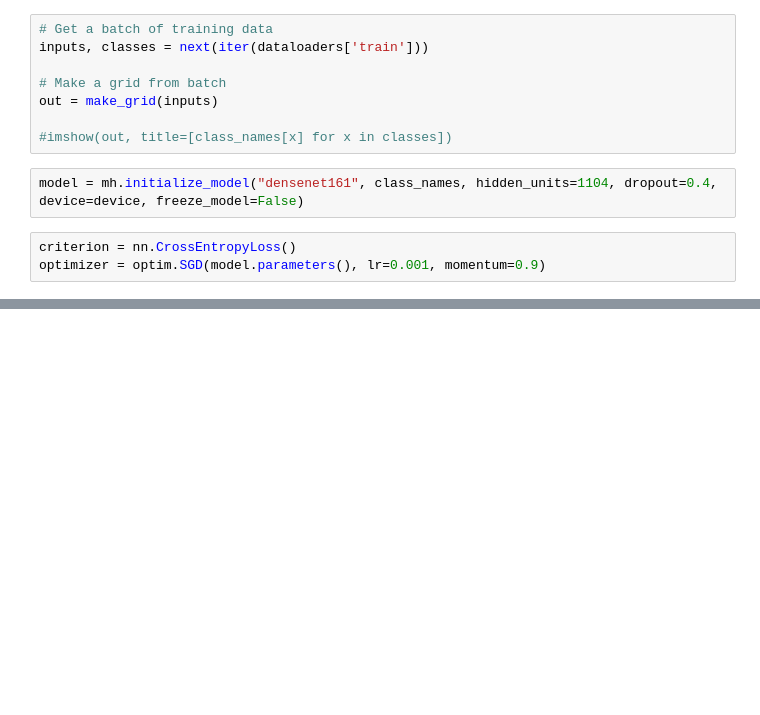
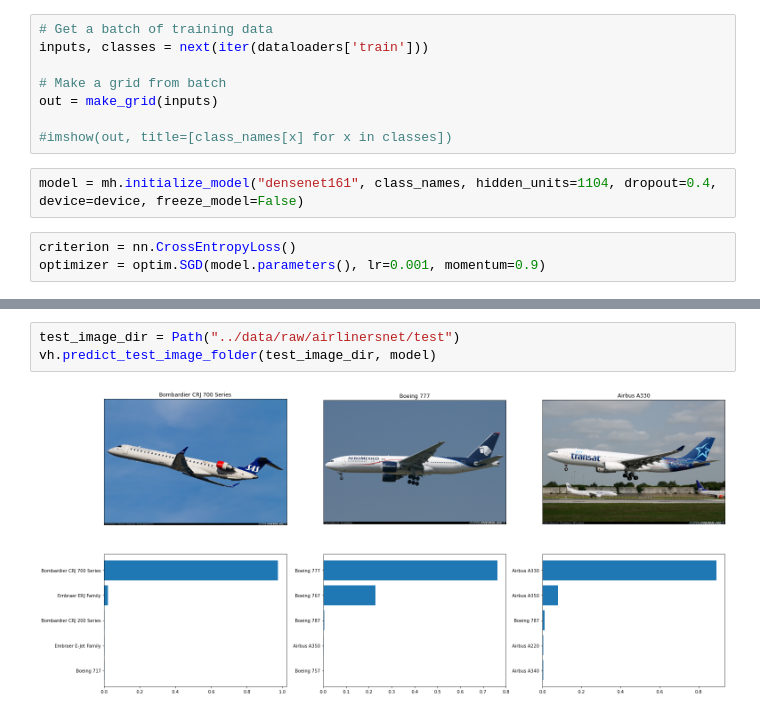
Before and after one commit to what-plane/what-plane-classifier, a Jupyter notebook: notebooks/densenet-functions.ipynb, the cells around one changed output, grey strips where cells are left out. Cells and saved outputs as stored; diff of their text form; blank space fills up the shorter version.

```diff
--- a/notebooks/densenet-functions.ipynb
+++ b/notebooks/densenet-functions.ipynb
@@ -81,0 +91,5 @@ TypeError: 'int' object is not subscriptable
+# %%
+test_image_dir = Path("../data/raw/airlinersnet/test")
+vh.predict_test_image_folder(test_image_dir, model)
+# %% [output]
+[figure, added]
```
Also changed, not shown: parts of 12 cells of this notebook, 5 other files.
